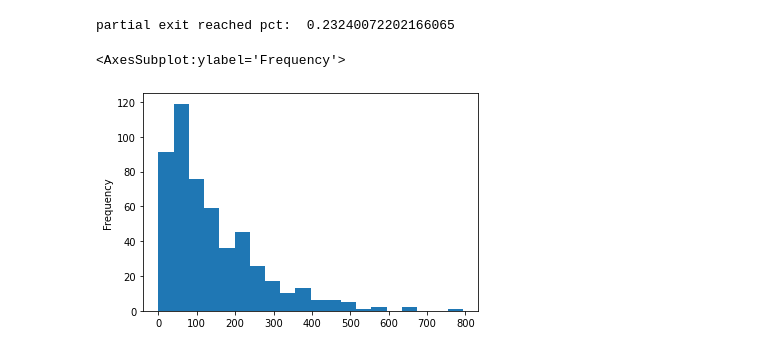
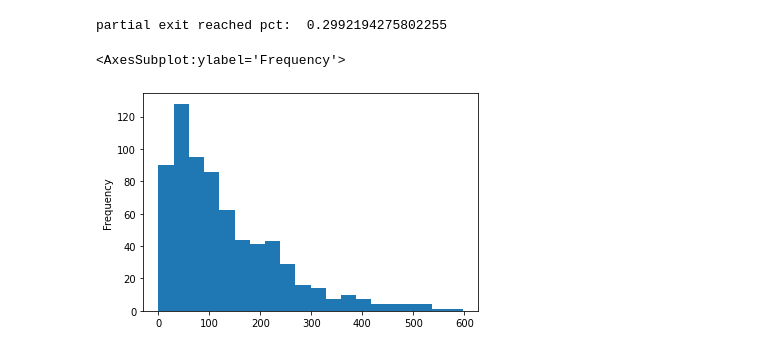
Before and after one commit to bjahnke/blue_bird_pms, a Jupyter notebook: src/backtester.ipynb, the cells around one changed output. Cells and saved outputs as stored; diff of their text form; code cells hidden in the pictures.

```diff
--- a/src/backtester.ipynb
+++ b/src/backtester.ipynb
@@ -150,19 +149,0 @@ _strategy_overview.perf.plot.hist(bins=20)
-# %%
-def assign_start_end_id(start_end_table, price_table, start_col, end_col):
-    merge_start = (
-        price_table
-        .reset_index()[['Datetime']]
-        .reset_index()
-        .rename(columns={'Datetime': start_col, 'index': f'{start_col}_id'})
-    )
-    merge_end = merge_start.rename(columns={start_col: end_col, f'{start_col}_id': f'{end_col}_id'})
-    start_end_table = start_end_table.merge(merge_start, on=start_col)
-    start_end_table = start_end_table.merge(merge_end, on=end_col)
-    return start_end_table, merge_start
-
-_entry_table, _sd_entry = assign_start_end_id(_entry_table, _symbol_data, 'entry', 'exit_signal_date')
-
-_sd_partial = _sd_entry.rename(columns={'entry': 'partial_exit_date', 'entry_id': 'partial_id'})
-_entry_table.partial_exit_date = _entry_table.partial_exit_date.fillna(pd.Timestamp(0, tz='UTC'))
-_entry_table = _entry_table.merge(_sd_partial, on='partial_exit_date', how='left')
-_entry_table.loc[_entry_table.partial_exit_date == pd.Timestamp(0, tz='UTC'), 'partial_exit_date'] = np.nan
@@ -199,9 +180,9 @@ _entry_table['r'] = (_entry_table.en_px - stop_mod ) * _entry_table.dir
 _entry_table.loc[_entry_table.r < 0]
 print('partial exit reached pct: ', _entry_table.partial_exit_date.count() / len(_entry_table.partial_exit_date))
 # %% [output]
-partial exit reached pct:  0.23240072202166065
+partial exit reached pct:  0.2992194275802255
 # %%
-(_entry_table.partial_id - _entry_table.entry_id).plot.hist(bins=20)
+(_entry_table.partial_exit_date - _entry_table.entry).plot.hist(bins=20)
 # %% [output]
 <AxesSubplot:ylabel='Frequency'>
-[figure, old version]
+[figure, new version]
```
Also changed, not shown: parts of 18 cells of this notebook, 4 other files.
